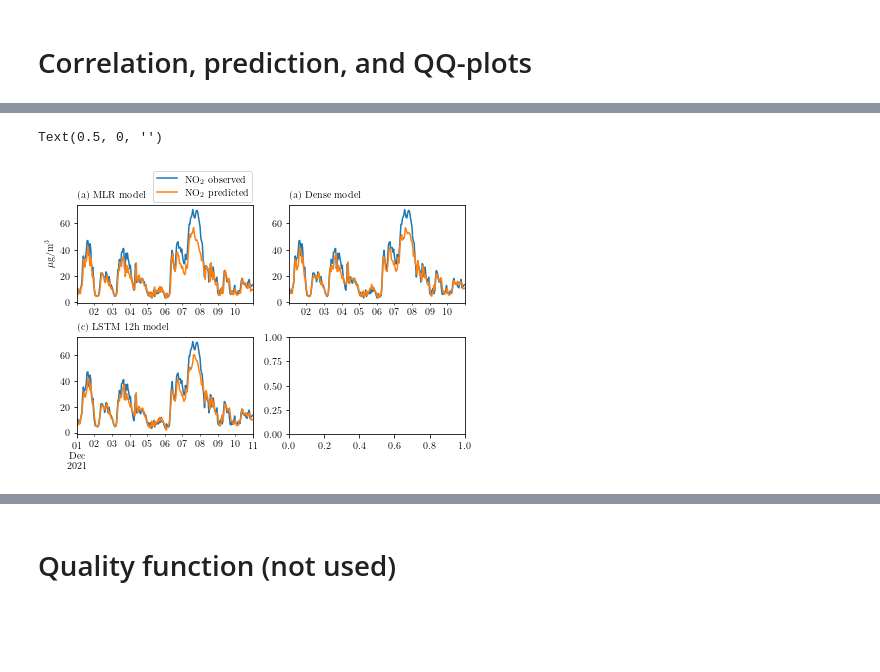
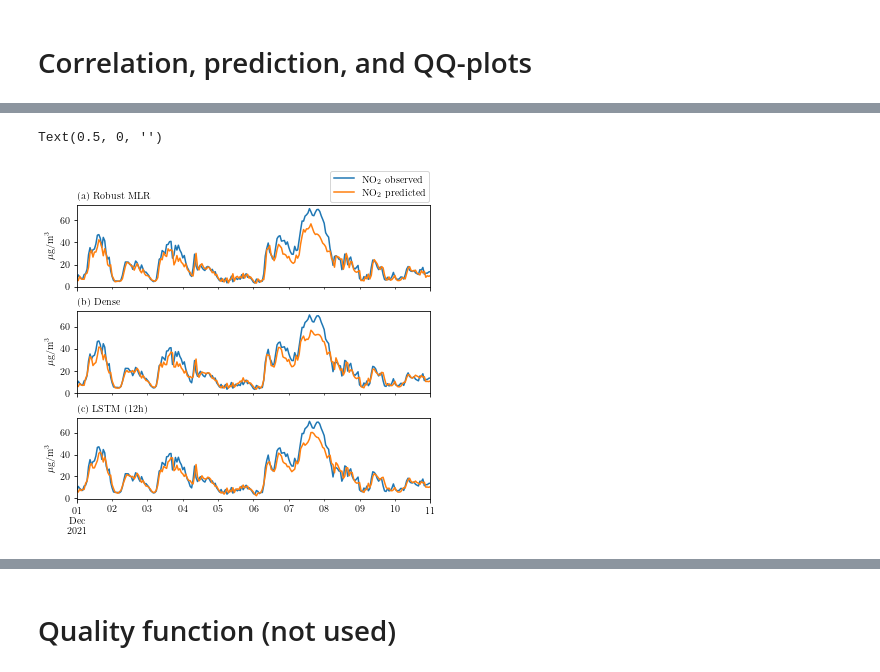
Before and after one commit to simoncarlen/forecasting_project, a Jupyter notebook: jupyter_notebooks/forecast_plots_NO2.ipynb, the cells around one changed output, grey strips where cells are left out. Saved outputs shown, nothing was run; the diff lists cells and outputs as text; code cells hidden in the pictures; blank space fills up the shorter version.

```diff
--- a/jupyter_notebooks/forecast_plots_NO2.ipynb
+++ b/jupyter_notebooks/forecast_plots_NO2.ipynb
@@ -370,42 +411,45 @@ plt.savefig('../plots/correlations.pdf')
 start = '2021-12-01 00:00:00'
 end = '2021-12-11 00:00'
 
-fig, ((ax1, ax2), (ax3, ax4)) = plt.subplots(2,2, constrained_layout=True, figsize=(6,4.25))
+fig, (ax1, ax2, ax3) = plt.subplots(3,1, constrained_layout=True, sharex=True, figsize=(5.5, 5.15))
 
 df_rreg_results.iloc[:,[0,1]][start:end].plot(ax=ax1)
-ax1.annotate('(a) MLR model', xy=(0, 1.07), xycoords="axes fraction")
+ax1.annotate('(a) Robust MLR', xy=(0, 1.07), xycoords="axes fraction")
 ax1.legend(loc='lower right', bbox_to_anchor= (1.0, 1.025), ncol=1, borderaxespad=0.1)
 ax1.set_xlabel('')
 ax1.set_ylabel('$\mu$g/m$^3$')
 ax1.set_xticks([], major=True)
 
 df_simple_dense_results.iloc[:,[0,1]][start:end].plot(ax=ax2)
-ax2.annotate('(a) Dense model', xy=(0, 1.07), xycoords="axes fraction")
+ax2.annotate('(b) Dense', xy=(0, 1.07), xycoords="axes fraction")
 ax2.get_legend().remove()
 ax2.set_xlabel('')
+ax2.set_ylabel('$\mu$g/m$^3$')
 ax2.set_xticks([], major=True)
 
 # df_dense_results[start:end].plot(ax=ax2)
 # ax2.annotate('(b) Dense model', xy=(0, 1.07), xycoords="axes fraction")
 # ax2.legend(loc='lower right', bbox_to_anchor= (1.0, 1.025), ncol=1, borderaxespad=0.1)
 # ax2.get_legend().remove()
 # ax2.set_xlabel('')
 # ax2.set_xticks([], major=True)
 
 # df_RNN_results[start:end].plot(ax=ax3)
 # ax3.annotate('(c) RNN model', xy=(0, 1.07), xycoords="axes fraction")
 # #ax2.legend(loc='lower right', bbox_to_anchor= (1.0, 1.025), ncol=1, borderaxespad=0.1)
 # ax3.get_legend().remove()
 # ax3.set_ylabel('$\mu$g/m$^3$')
 # ax3.set_xlabel('')
 
 df_lstm_12h_results.iloc[:,[0,1]][start:end].plot(ax=ax3)
-ax3.annotate('(c) LSTM 12h model', xy=(0, 1.07), xycoords="axes fraction")
+ax3.annotate('(c) LSTM (12h)', xy=(0, 1.07), xycoords="axes fraction")
 #ax2.legend(loc='lower right', bbox_to_anchor= (1.0, 1.025), ncol=1, borderaxespad=0.1)
+ax3.set_ylabel('$\mu$g/m$^3$')
 ax3.get_legend().remove()
 ax3.set_xlabel('')
 
 # plt.savefig('../plots/predictions.pdf')
+# plt.savefig('../plots/predictions_all.pdf')
 # %% [output]
 Text(0.5, 0, '')
-[figure, old version]
+[figure, new version]
```
Also changed, not shown: parts of 11 cells of this notebook, 4 other files.
